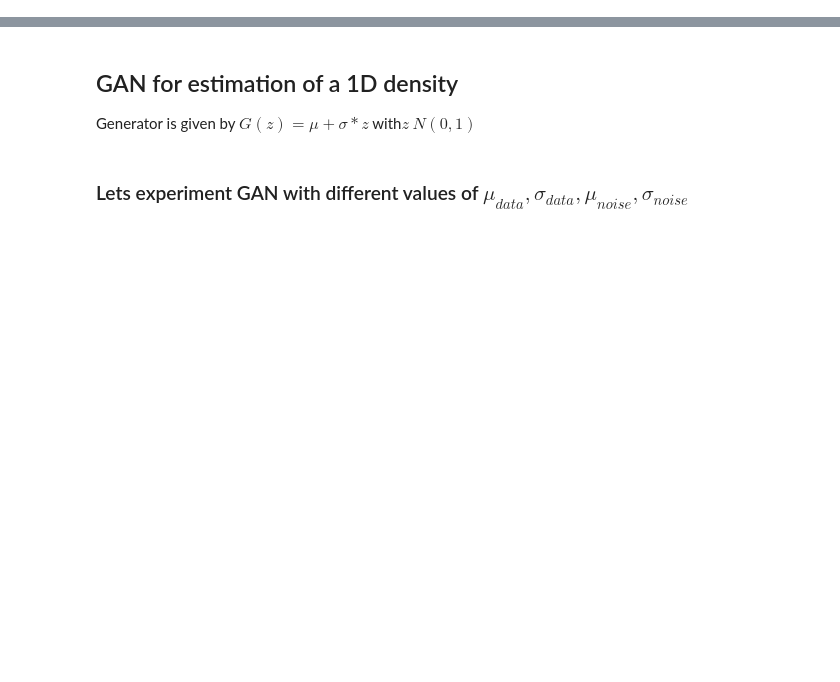
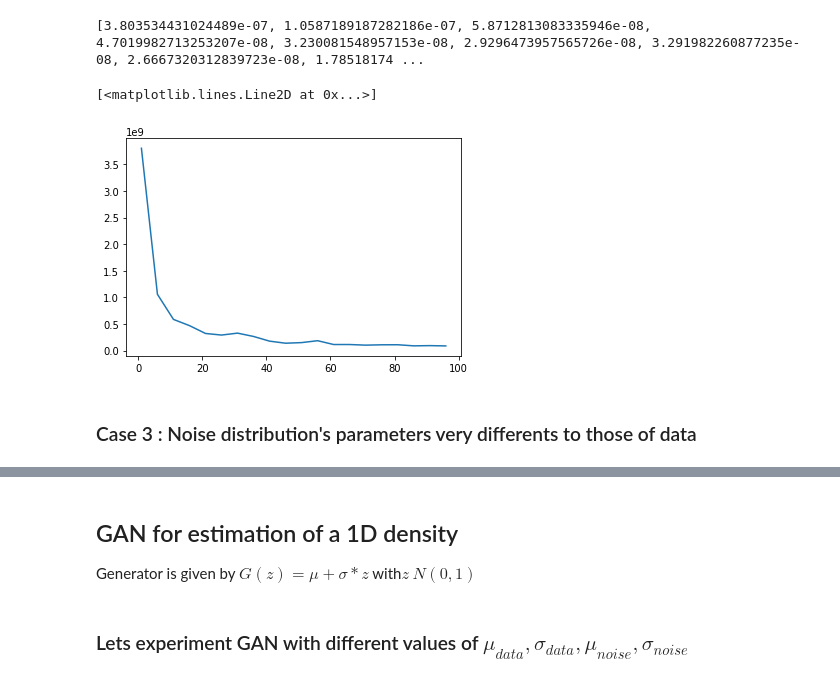
Before and after one commit to alakachr/NCE_GAN, a Jupyter notebook: NCE_GAN.ipynb, the cells around one changed output, grey strips where cells are left out. Drawn from its saved outputs; the diff is of its cells as text; code cells hidden in the pictures; blank space fills up the shorter version.

```diff
--- a/NCE_GAN.ipynb
+++ b/NCE_GAN.ipynb
@@ -390,0 +257,32 @@ Text(0.5, 0, 'ERROR')
+# %%
+mu_data, sigma_data  = 0,1
+mu_noise, sigma_noise = 4, 2
+n=20
+batch_size = 1000
+
+random.seed(5)
+
+true_c= 1/(sqrt(2*pi)*sigma_data)**2
+
+X = random.normal(mu_data, sigma_data, 1000)
+
+x= np.arange(1, 100 , 5) #
+
+Estim_c_1 = [] # list of the estimator
+Var_1 = [] # list of the variance
+Quad_err_1 = [] #list of the qudratic error
+Bias_1 = [] # list of bias
+
+for i in x:
+
+    for j in range(75): # we run 75 times NCE
+        C = NCEDescent1D_T(X,1000, mu_data, sigma_data, n , nu = int(i))
+        Estim_c_1.append(C.cte)
+
+    # we fill all the list described above
+    x = np.mean((np.array(Estim_c_1) - true_c)**2)
+    Quad_err_1.append(x)
+    Var_1.append(np.var(Estim_c_1))
+    Bias_1.append(np.mean(Estim_c_1)-true_c)
+    # Wa empty the estimators' list in order to deal with an other iteration
+    Estim_c_1 = []
@@ -390,0 +310,10 @@ Text(0.5, 0, 'ERROR')
+# %%
+#plt.scatter( np.arange(1, 100 , 5) , 10e20*np.array(Var_1))
+print(Var_1)
+plt.plot( np.arange(1, 100 , 5) , 10e15*np.array(Var_1) )
+# %% [output]
+[3.803534431024489e-07, 1.0587189187282186e-07, 5.8712813083335946e-08, 4.7019982713253207e-08, 3.230081548957153e-08, 2.9296473957565726e-08, 3.291982260877235e-08, 2.6667320312839723e-08, 1.78518174 ...
+[<matplotlib.lines.Line2D at 0x...>]
+[figure, added]
+# %% [markdown]
+###  Case 3 : Noise distribution's parameters very differents to those of data
```
Also changed, not shown: parts of 103 cells of this notebook, 4 other files.
